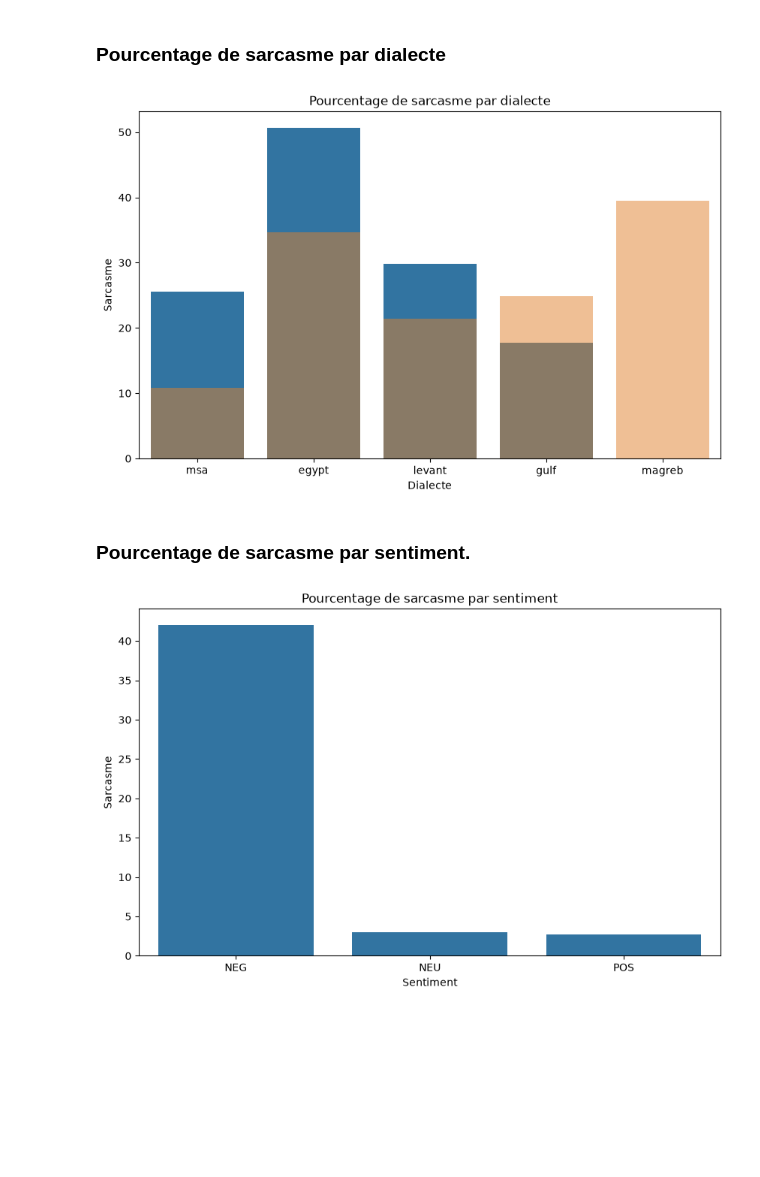
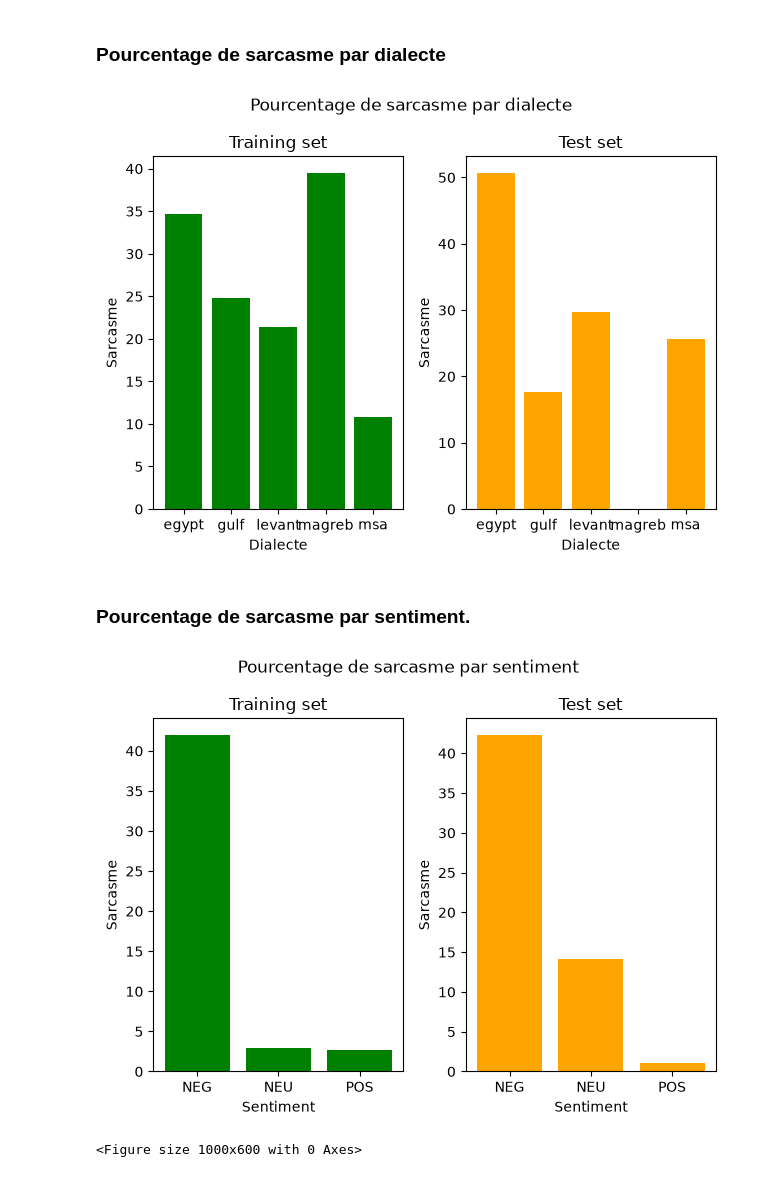
Before and after one commit to AMiNeC777/Hanwritten-code-For-LLM-FineTuning, a Jupyter notebook: Notebooks/Data_Exploration.ipynb, the cells around one changed output. Cells and saved outputs as stored; diff of their text form; code cells hidden in the pictures; blank space fills up the shorter version.

```diff
--- a/Notebooks/Data_Exploration.ipynb
+++ b/Notebooks/Data_Exploration.ipynb
@@ -158,24 +158,51 @@ sentiment_order = ['NEG', 'NEU', 'POS']
 # %%
 df_sar_dialect_train = train.groupby('dialect')['sarcasm'].value_counts(normalize=True).unstack() * 100
 df_sar_dialect_test = test.groupby('dialect')['sarcasm'].value_counts(normalize=True).unstack() * 100
-plt.figure(figsize=(10, 6))
-sns.barplot(data=df_sar_dialect_test.reset_index(), x='dialect', y=1, order=dialect_order)
-sns.barplot(data=df_sar_dialect_train.reset_index(), x='dialect', y=1, order=dialect_order, alpha=0.5)
-plt.title("Pourcentage de sarcasme par dialecte")
-plt.xlabel("Dialecte")
-plt.ylabel("Sarcasme")
-plt.show()
+
+fig, (ax1, ax2) = plt.subplots(1, 2)
+
+fig.suptitle('Pourcentage de sarcasme par dialecte')
+
+ax1.bar(df_sar_dialect_train.index, df_sar_dialect_train[True], color='green')
+
+ax2.bar(df_sar_dialect_test.index, df_sar_dialect_test[True], color='orange')
+
+ax1.set_title("Training set")
+ax1.set_xlabel("Dialecte")
+ax1.set_ylabel("Sarcasme")
+ax2.set_title("Test set")
+ax2.set_xlabel("Dialecte")
+ax2.set_ylabel("Sarcasme")
+
+fig.tight_layout()
+display(fig)
+plt.close(fig)
 # %% [output]
-[figure, old version]
+[figure, new version]
 # %% [markdown]
 ### Pourcentage de sarcasme par sentiment.
 # %%
-df_sar_sentiment = train.groupby('sentiment')['sarcasm'].value_counts(normalize=True).unstack() * 100
+df_sar_sentiment_train = train.groupby('sentiment')['sarcasm'].value_counts(normalize=True).unstack() * 100
+df_sar_sentiment_test = test.groupby('sentiment')['sarcasm'].value_counts(normalize=True).unstack() * 100
 plt.figure(figsize=(10, 6))
-sns.barplot(data=df_sar_sentiment.reset_index(), x='sentiment', y=1, order=sentiment_order)
-plt.title("Pourcentage de sarcasme par sentiment")
-plt.xlabel("Sentiment")
-plt.ylabel("Sarcasme")
-plt.show()
+fig, (ax1, ax2) = plt.subplots(1, 2)
+
+fig.suptitle('Pourcentage de sarcasme par sentiment ')
+
+ax1.bar(df_sar_sentiment_train.index, df_sar_sentiment_train[True], color='green')
+
+ax2.bar(df_sar_sentiment_test.index, df_sar_sentiment_test[True], color='orange')
+
+ax1.set_title("Training set")
+ax1.set_xlabel("Sentiment")
+ax1.set_ylabel("Sarcasme")
+ax2.set_title("Test set")
+ax2.set_xlabel("Sentiment")
+ax2.set_ylabel("Sarcasme")
+
+fig.tight_layout()
+display(fig)
+plt.close(fig)
 # %% [output]
-[figure, old version]
+[figure, new version]
+<Figure size 1000x600 with 0 Axes>
```
Also changed, not shown: parts of 4 cells of this notebook, 4 other files.
